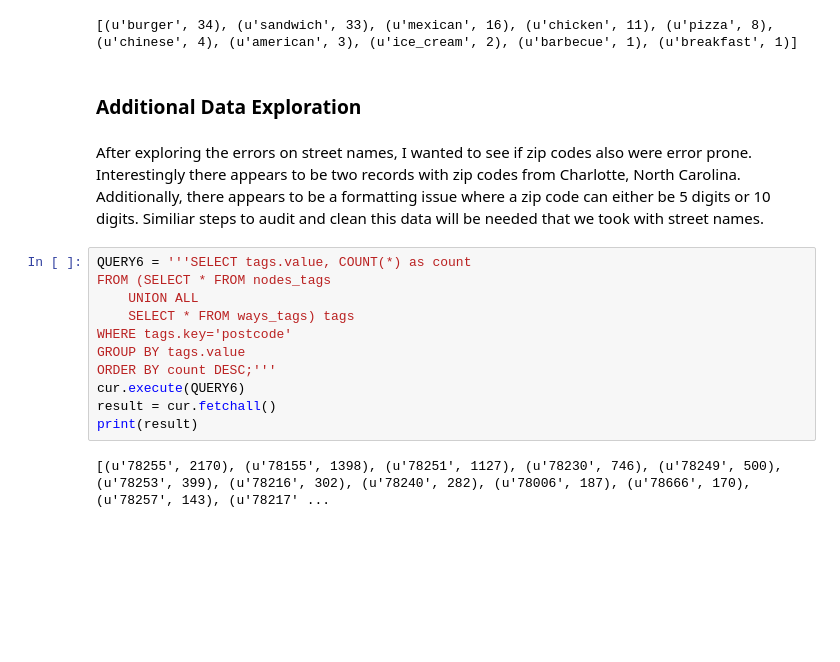
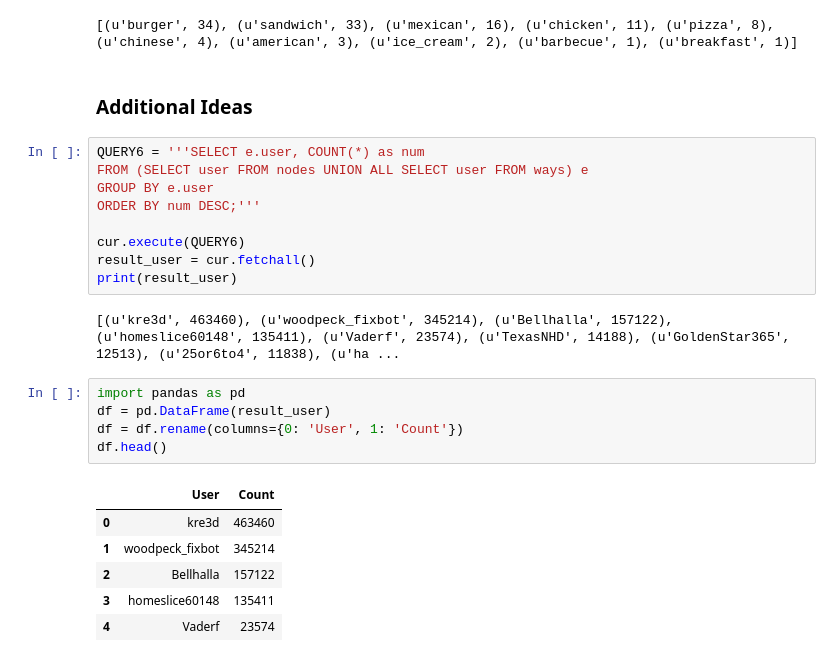
Before and after one commit to djhavera/Data-Wrangling, a Jupyter notebook: San Antonio.ipynb, the cells around one changed output. Cells and saved outputs as stored; diff of their text form; blank space fills up the shorter version.

```diff
--- a/San Antonio.ipynb
+++ b/San Antonio.ipynb
@@ -596,19 +663,27 @@ print(result)
 # %% [output]
 [(u'burger', 34), (u'sandwich', 33), (u'mexican', 16), (u'chicken', 11), (u'pizza', 8), (u'chinese', 4), (u'american', 3), (u'ice_cream', 2), (u'barbecue', 1), (u'breakfast', 1)]
 # %% [markdown]
-### Additional Data Exploration
+### Additional Ideas
-# %% [markdown]
-After exploring the errors on street names, I wanted to see if zip codes also were error prone.  Interestingly there appears to be two records with zip codes from Charlotte, North Carolina.  Additionally, there appears to be a formatting issue where a zip code can either be 5 digits or 10 digits.  Similiar steps to audit and clean this data will be needed that we took with street names.
 # %%
-QUERY6 = '''SELECT tags.value, COUNT(*) as count
-FROM (SELECT * FROM nodes_tags
-    UNION ALL
-    SELECT * FROM ways_tags) tags
-WHERE tags.key='postcode'
-GROUP BY tags.value
-ORDER BY count DESC;'''
+QUERY6 = '''SELECT e.user, COUNT(*) as num
+FROM (SELECT user FROM nodes UNION ALL SELECT user FROM ways) e
+GROUP BY e.user
+ORDER BY num DESC;'''
+
 cur.execute(QUERY6)
-result = cur.fetchall()
-print(result)
+result_user = cur.fetchall()
+print(result_user)
 # %% [output]
-[(u'78255', 2170), (u'78155', 1398), (u'78251', 1127), (u'78230', 746), (u'78249', 500), (u'78253', 399), (u'78216', 302), (u'78240', 282), (u'78006', 187), (u'78666', 170), (u'78257', 143), (u'78217' ...
+[(u'kre3d', 463460), (u'woodpeck_fixbot', 345214), (u'Bellhalla', 157122), (u'homeslice60148', 135411), (u'Vaderf', 23574), (u'TexasNHD', 14188), (u'GoldenStar365', 12513), (u'25or6to4', 11838), (u'ha ...
+# %%
+import pandas as pd
+df = pd.DataFrame(result_user)
+df = df.rename(columns={0: 'User', 1: 'Count'})
+df.head()
+# %% [output]
+|  | User | Count |
+| 0 | kre3d | 463460 |
+| 1 | woodpeck_fixbot | 345214 |
+| 2 | Bellhalla | 157122 |
+| 3 | homeslice60148 | 135411 |
+| 4 | Vaderf | 23574 |
```
Also changed, not shown: parts of 19 cells of this notebook, 2 other files.
